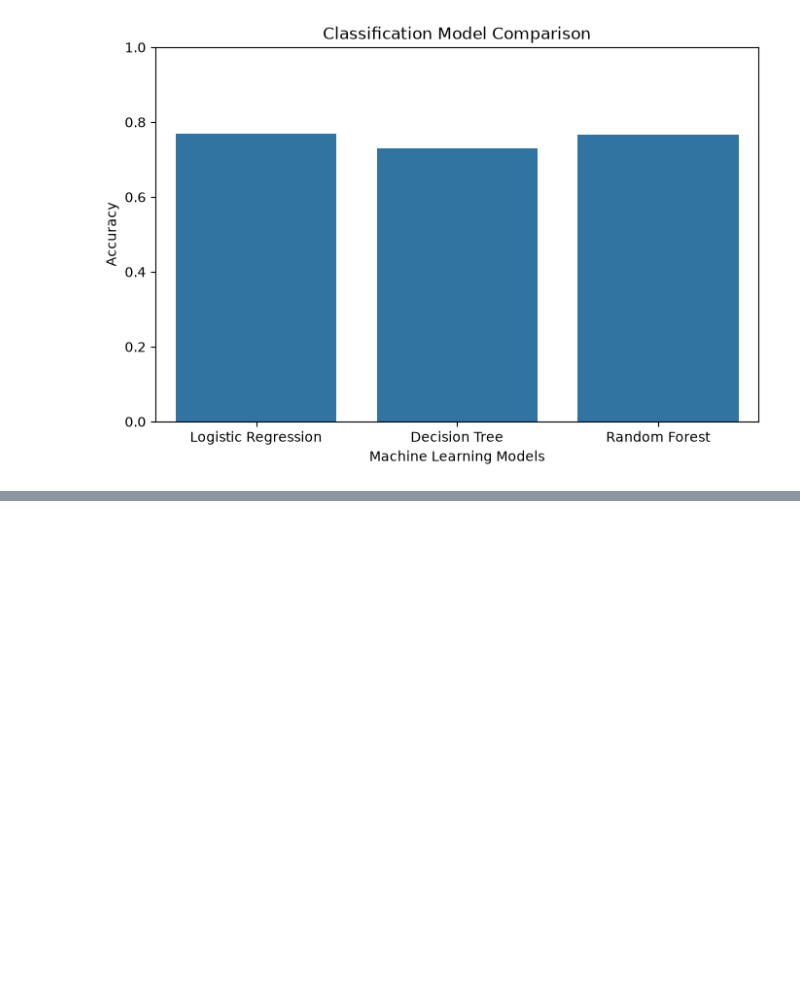
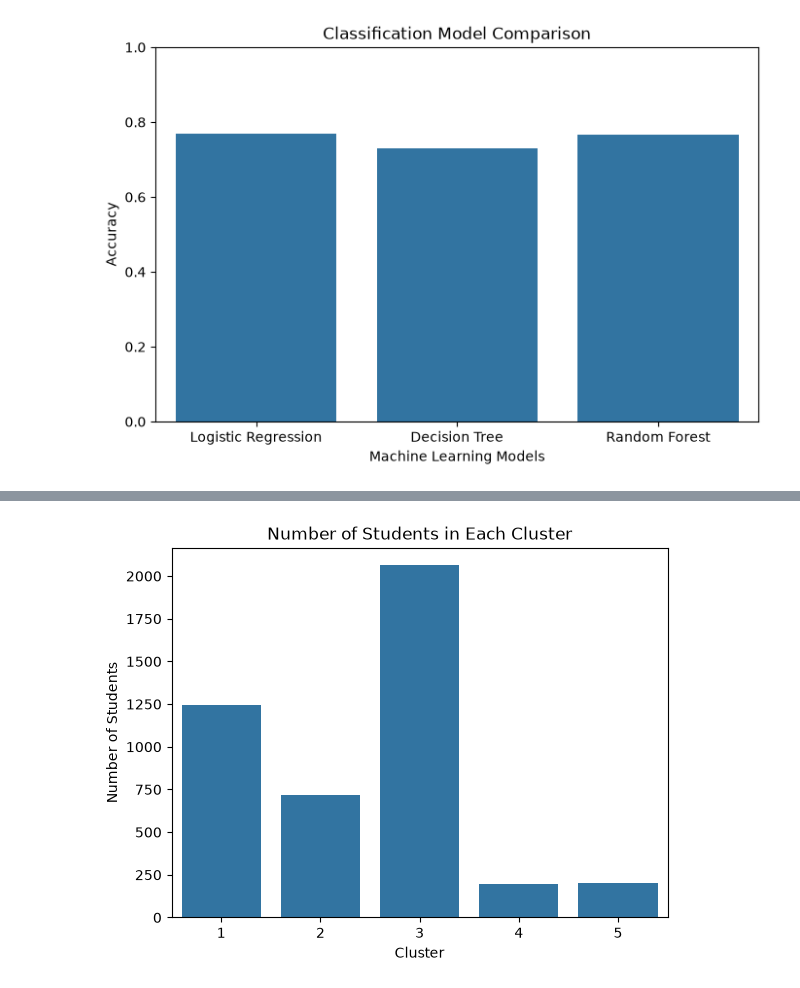
Before and after one commit to DLDevL/student-academic-outcome-analysis, a Jupyter notebook: Student_Academic_Outcome_Analysis.ipynb, the cells around one changed output, grey strips where cells are left out. Cells and saved outputs as stored; diff of their text form; code cells hidden in the pictures; blank space fills up the shorter version.

```diff
--- a/Student_Academic_Outcome_Analysis.ipynb
+++ b/Student_Academic_Outcome_Analysis.ipynb
@@ -520,0 +591,4 @@ plt.show()
+# %%
+df["Cluster"] = kmeans.labels_ + 1
+
+print(df[["Target", "Cluster"]].head(10))
@@ -520,0 +670,11 @@ plt.show()
+# %%
+import seaborn as sns
+
+sns.countplot(data=df, x="Cluster")
+
+plt.title("Number of Students in Each Cluster")
+plt.xlabel("Cluster")
+plt.ylabel("Number of Students")
+plt.show()
+# %% [output]
+[figure, added]
```
Also changed, not shown: parts of 18 cells of this notebook.
